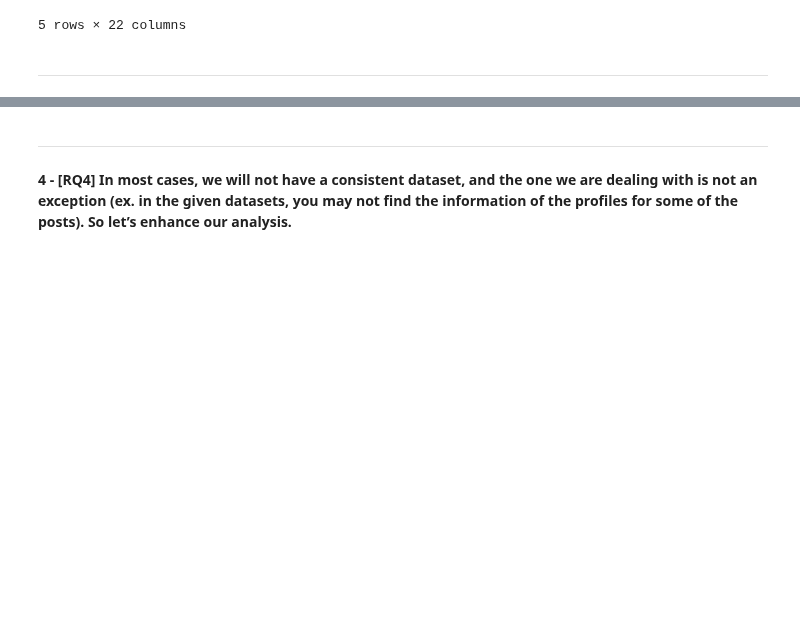
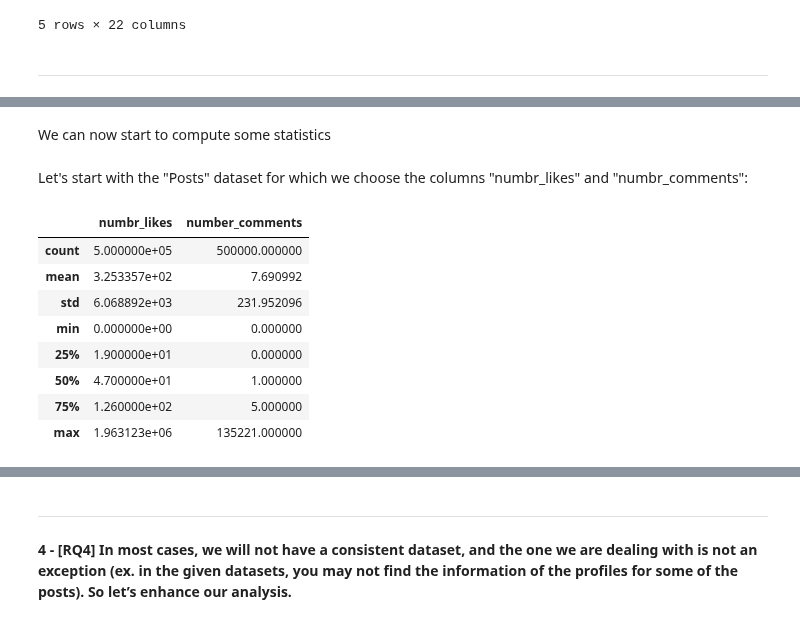
Before and after one commit to Prot10/ADM_HW_2, a Jupyter notebook: adm-andrea.ipynb, the cells around one changed output, grey strips where cells are left out. Drawn from its saved outputs; the diff is of its cells as text; code cells hidden in the pictures; blank space fills up the shorter version.

```diff
--- a/adm-andrea.ipynb
+++ b/adm-andrea.ipynb
@@ -250,0 +323,16 @@ print(profiles.df.shape)
+# %% [markdown]
+We can now start to compute some statistics
+# %% [markdown]
+Let's start with the "Posts" dataset for which we choose the columns "numbr_likes" and "numbr_comments":
+# %%
+posts.df[["numbr_likes", "number_comments"]].describe()
+# %% [output]
+|  | numbr_likes | number_comments |
+| count | 5.000000e+05 | 500000.000000 |
+| mean | 3.253357e+02 | 7.690992 |
+| std | 6.068892e+03 | 231.952096 |
+| min | 0.000000e+00 | 0.000000 |
+| 25% | 1.900000e+01 | 0.000000 |
+| 50% | 4.700000e+01 | 1.000000 |
+| 75% | 1.260000e+02 | 5.000000 |
+| max | 1.963123e+06 | 135221.000000 |
```
Also changed, not shown: parts of 36 cells of this notebook.
